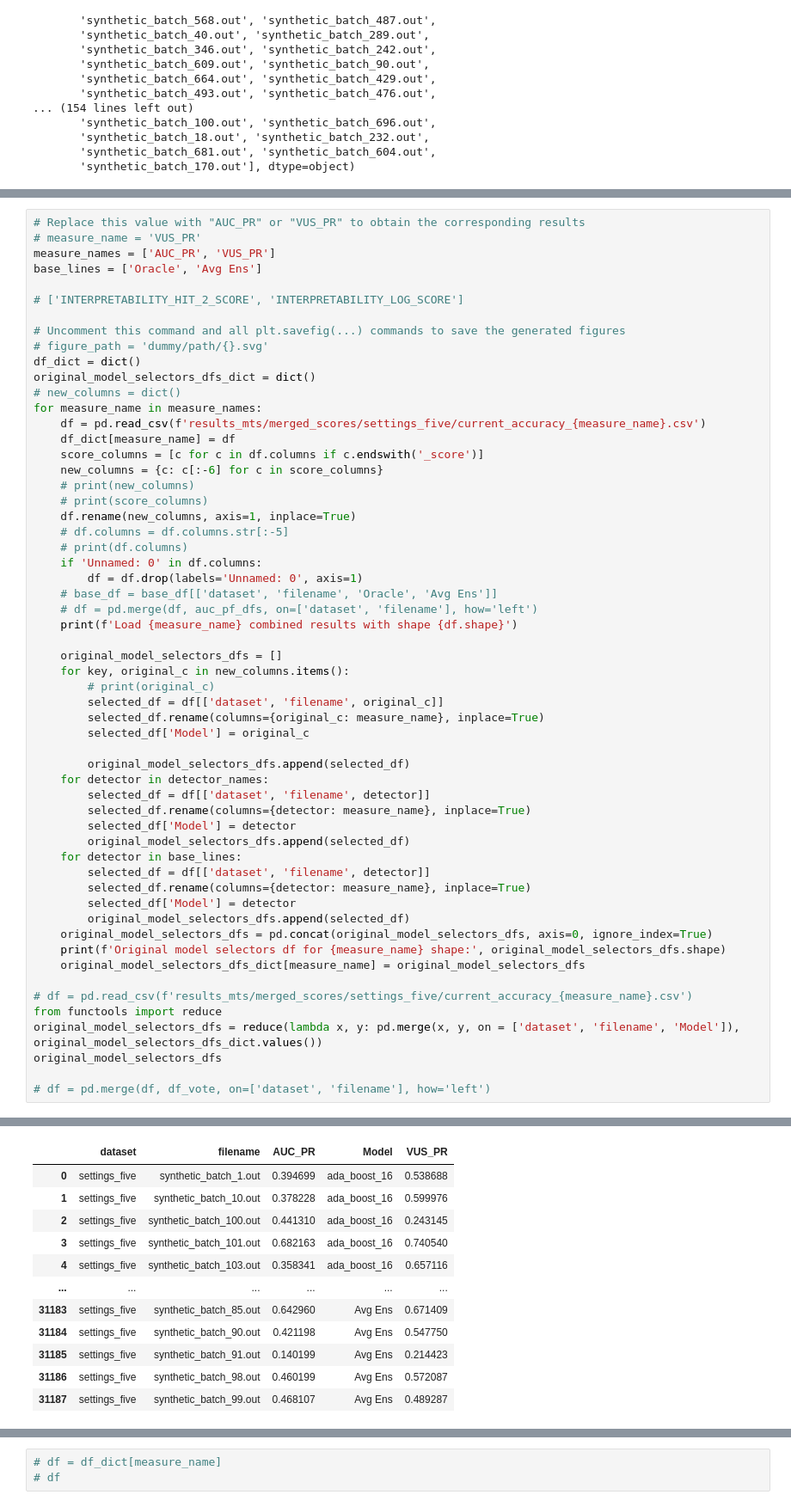
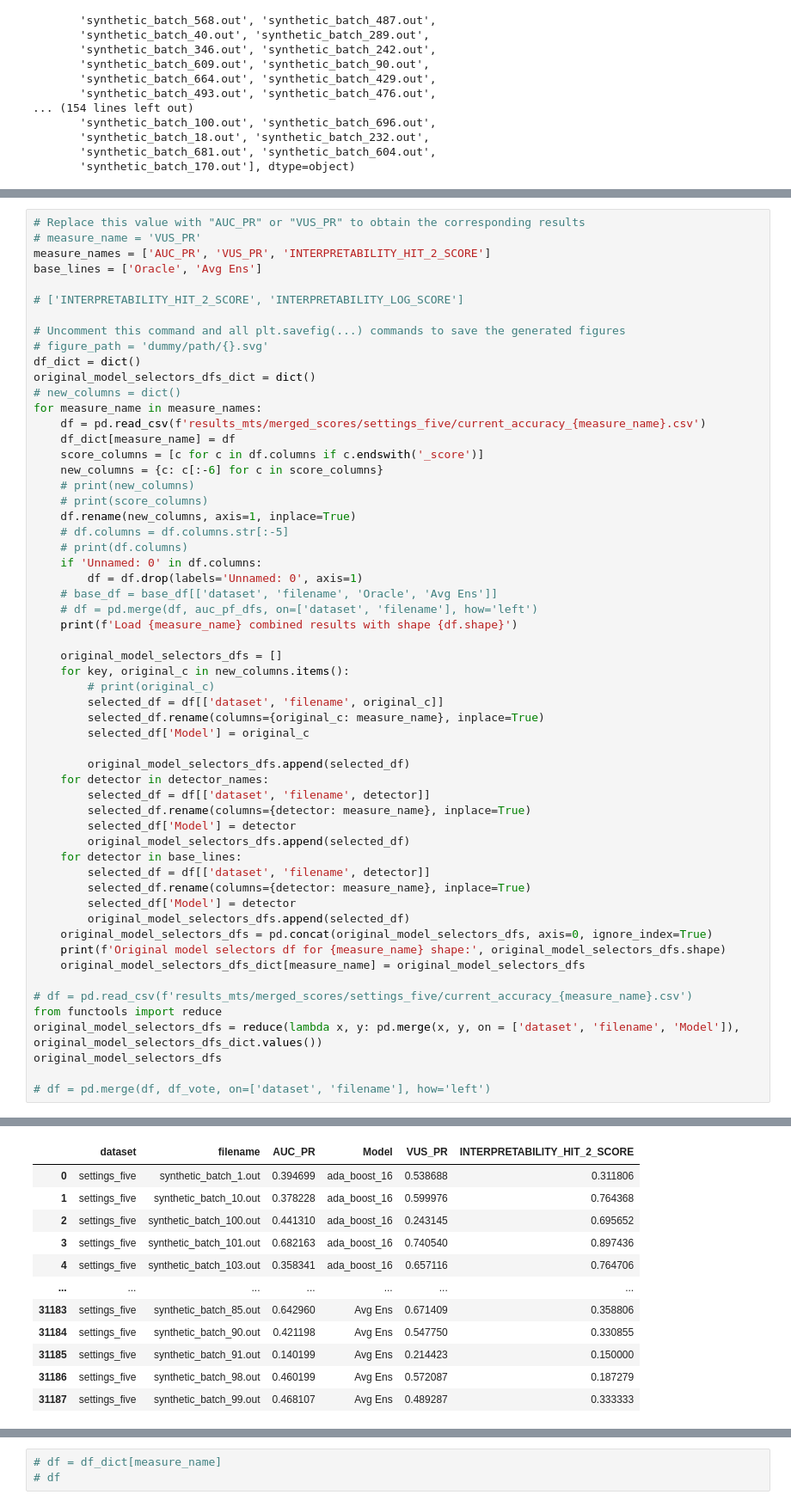
Before and after one commit to doanthihoaithu/MSAD, a Jupyter notebook: analyze_combining_detectors.ipynb, the cells around one changed output, grey strips where cells are left out. Shown at 86% size. Cells and saved outputs as stored; diff of their text form.

```diff
--- a/analyze_combining_detectors.ipynb
+++ b/analyze_combining_detectors.ipynb
@@ -121,7 +121,7 @@ Combined detector methods: ['ada_boost_16_average_1', 'sit_conv_patch_16_vote_3'
 # %%
 # Replace this value with "AUC_PR" or "VUS_PR" to obtain the corresponding results
 # measure_name = 'VUS_PR'
-measure_names = ['AUC_PR', 'VUS_PR']
+measure_names = ['AUC_PR', 'VUS_PR', 'INTERPRETABILITY_HIT_2_SCORE']
 base_lines = ['Oracle', 'Avg Ens']
 
 # ['INTERPRETABILITY_HIT_2_SCORE', 'INTERPRETABILITY_LOG_SCORE']
@@ -196,16 +198,16 @@ See the caveats in the documentation: https://pandas.pydata.org/pandas-docs/stab
 Try using .loc[row_indexer,col_indexer] = value instead
 
 See the caveats in the documentation: https://pandas.pydata.org/pandas-docs/stable/user_guide/indexing.html#returning-a-view-versus-a-copy
   selected_df['Model'] = detector
-|  | dataset | filename | AUC_PR | Model | VUS_PR |
-| 0 | settings_five | synthetic_batch_1.out | 0.394699 | ada_boost_16 | 0.538688 |
-| 1 | settings_five | synthetic_batch_10.out | 0.378228 | ada_boost_16 | 0.599976 |
-| 2 | settings_five | synthetic_batch_100.out | 0.441310 | ada_boost_16 | 0.243145 |
-| 3 | settings_five | synthetic_batch_101.out | 0.682163 | ada_boost_16 | 0.740540 |
-| 4 | settings_five | synthetic_batch_103.out | 0.358341 | ada_boost_16 | 0.657116 |
-| ... | ... | ... | ... | ... | ... |
-| 31183 | settings_five | synthetic_batch_85.out | 0.642960 | Avg Ens | 0.671409 |
-| 31184 | settings_five | synthetic_batch_90.out | 0.421198 | Avg Ens | 0.547750 |
-| 31185 | settings_five | synthetic_batch_91.out | 0.140199 | Avg Ens | 0.214423 |
-| 31186 | settings_five | synthetic_batch_98.out | 0.460199 | Avg Ens | 0.572087 |
-| 31187 | settings_five | synthetic_batch_99.out | 0.468107 | Avg Ens | 0.489287 |
+|  | dataset | filename | AUC_PR | Model | VUS_PR | INTERPRETABILITY_HIT_2_SCORE |
+| 0 | settings_five | synthetic_batch_1.out | 0.394699 | ada_boost_16 | 0.538688 | 0.311806 |
+| 1 | settings_five | synthetic_batch_10.out | 0.378228 | ada_boost_16 | 0.599976 | 0.764368 |
+| 2 | settings_five | synthetic_batch_100.out | 0.441310 | ada_boost_16 | 0.243145 | 0.695652 |
+| 3 | settings_five | synthetic_batch_101.out | 0.682163 | ada_boost_16 | 0.740540 | 0.897436 |
+| 4 | settings_five | synthetic_batch_103.out | 0.358341 | ada_boost_16 | 0.657116 | 0.764706 |
+| ... | ... | ... | ... | ... | ... | ... |
+| 31183 | settings_five | synthetic_batch_85.out | 0.642960 | Avg Ens | 0.671409 | 0.358806 |
+| 31184 | settings_five | synthetic_batch_90.out | 0.421198 | Avg Ens | 0.547750 | 0.330855 |
+| 31185 | settings_five | synthetic_batch_91.out | 0.140199 | Avg Ens | 0.214423 | 0.150000 |
+| 31186 | settings_five | synthetic_batch_98.out | 0.460199 | Avg Ens | 0.572087 | 0.187279 |
+| 31187 | settings_five | synthetic_batch_99.out | 0.468107 | Avg Ens | 0.489287 | 0.333333 |
```
Also changed, not shown: parts of 13 cells of this notebook, 6 other files.
